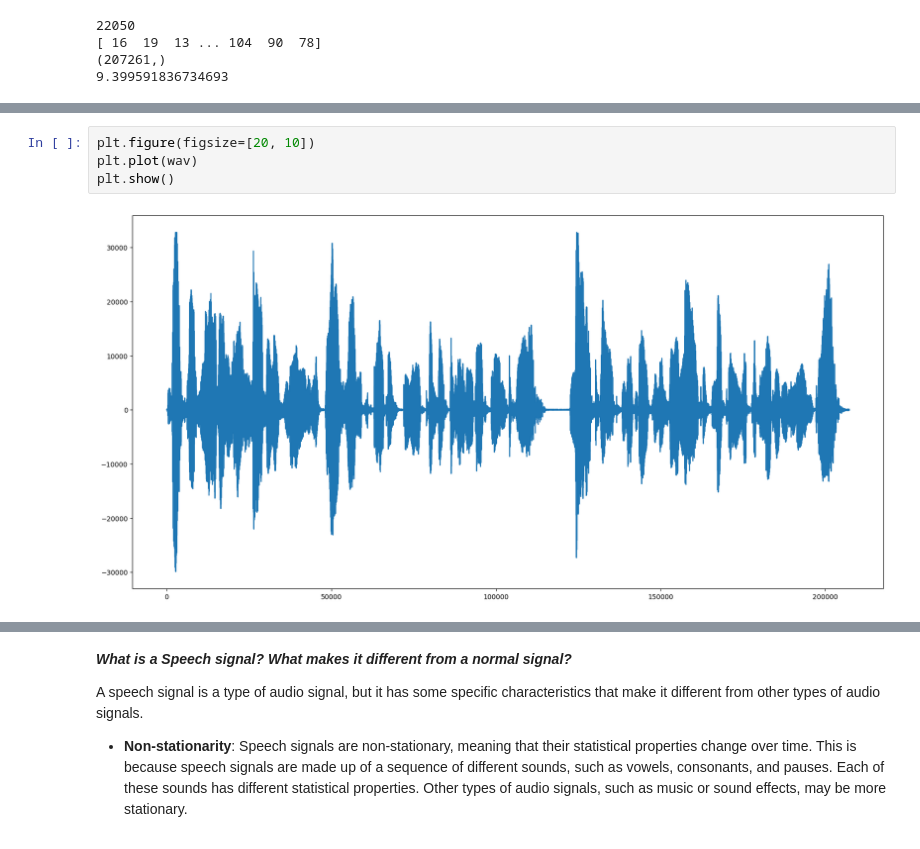
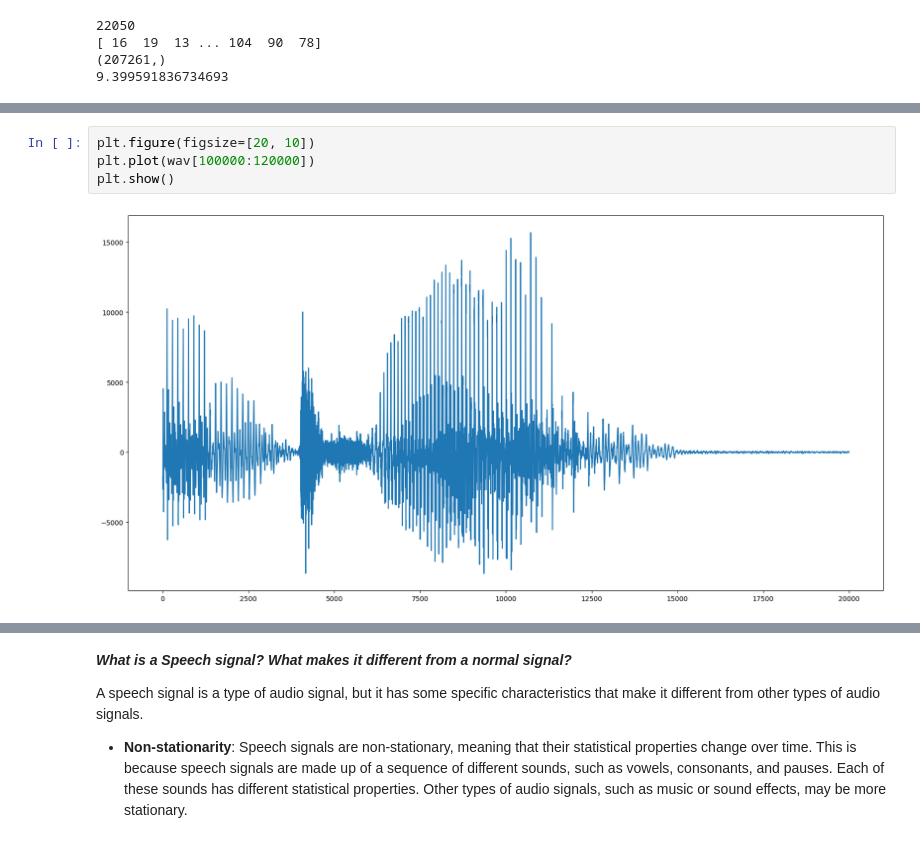
Before and after one commit to saracmlre/AIML-Saravanane, a Jupyter notebook: Speech_AIML.ipynb, the cells around one changed output, grey strips where cells are left out. Saved outputs shown, nothing was run; the diff lists cells and outputs as text.

```diff
--- a/Speech_AIML.ipynb
+++ b/Speech_AIML.ipynb
@@ -25,7 +25,7 @@ display(Audio(wav, rate=fs))
 [interactive output not drawn]
 # %%
 plt.figure(figsize=[20, 10])
-plt.plot(wav)
+plt.plot(wav[100000:120000])
 plt.show()
 # %% [output]
-[figure, old version]
+[figure, new version]
```
Also changed, not shown: parts of 1 cell of this notebook.
